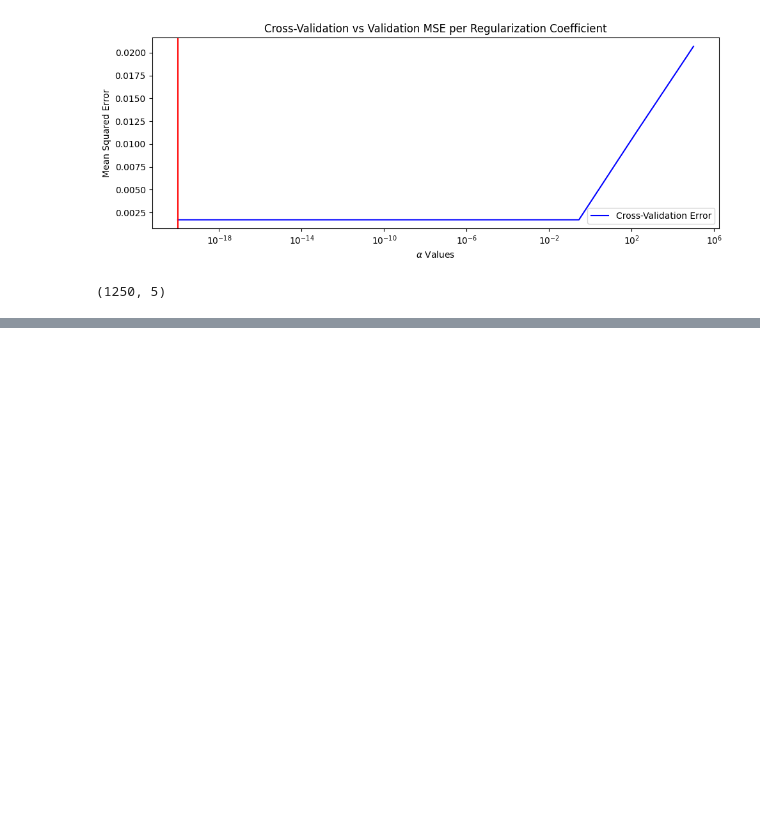
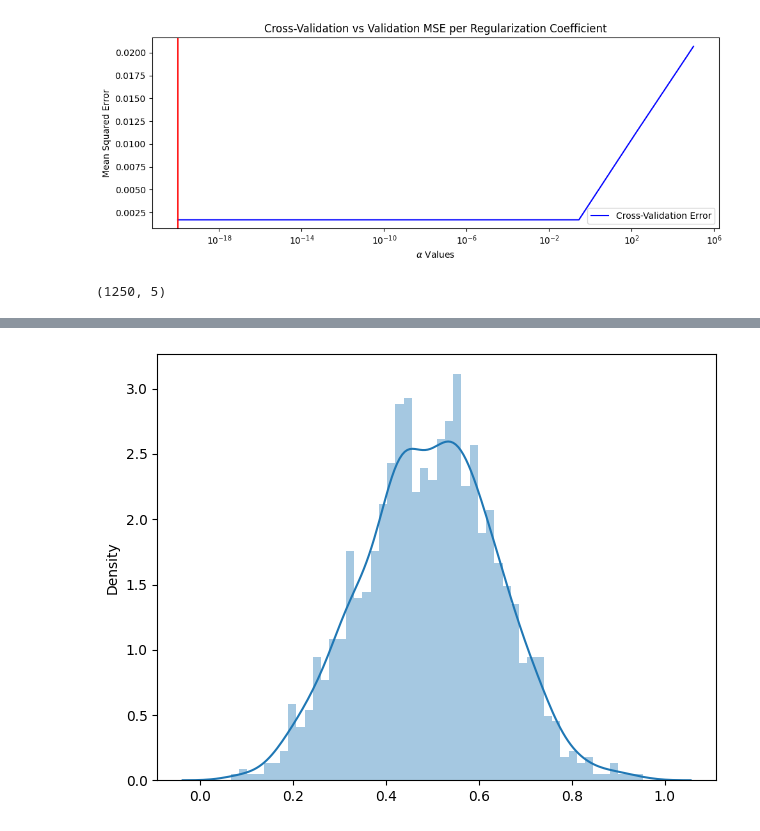
Before and after one commit to adunoluwa1/House-Price-Prediction-using-Regression, a Jupyter notebook: House_Price_Prediction.ipynb, the cells around one changed output, grey strips where cells are left out. Cells and saved outputs as stored; diff of their text form; code cells hidden in the pictures; blank space fills up the shorter version.

```diff
--- a/House_Price_Prediction.ipynb
+++ b/House_Price_Prediction.ipynb
@@ -287,0 +284,5 @@ plt.show()
+# %%
+sns.distplot((y_pred_val),bins=50)
+plt.tight_layout()
+# %% [output]
+[figure, added]
```
Also changed, not shown: parts of 6 cells of this notebook.
